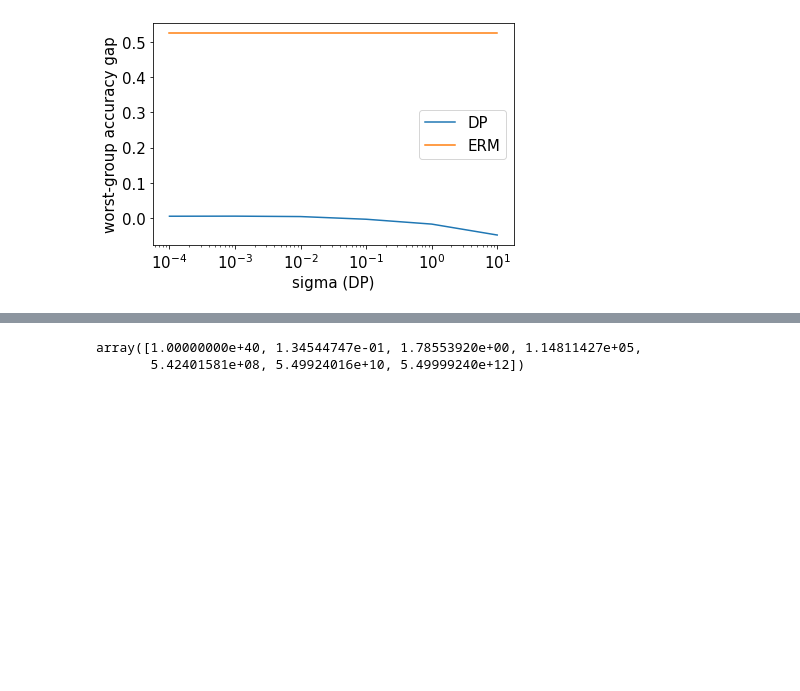
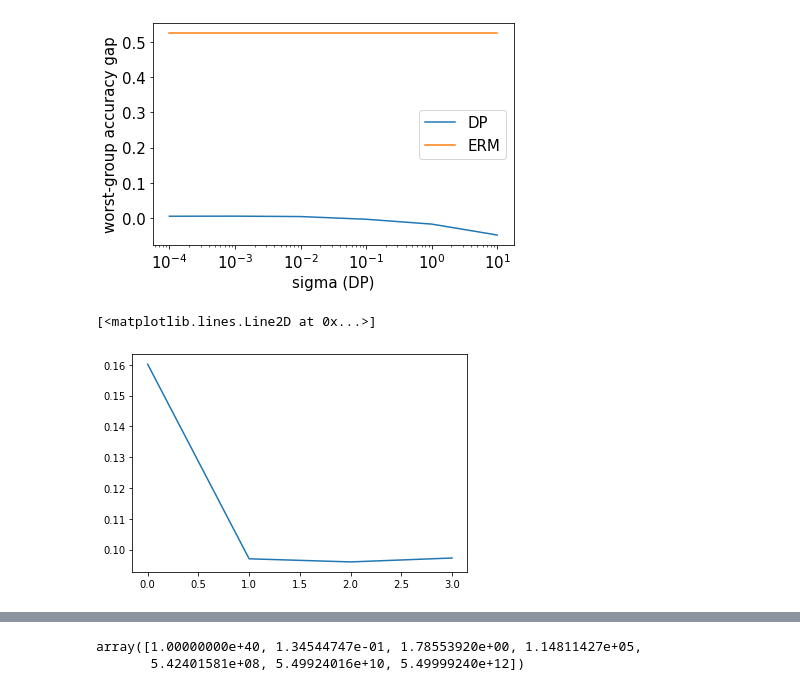
Before and after one commit to yangarbiter/wilds, a Jupyter notebook: notebooks/dpdg.ipynb, the cells around one changed output, grey strips where cells are left out. Cells and saved outputs as stored; diff of their text form; code cells hidden in the pictures; blank space fills up the shorter version.

```diff
--- a/notebooks/dpdg.ipynb
+++ b/notebooks/dpdg.ipynb
@@ -283,4 +275,12 @@ trn_acc_wg = df[["epoch", "acc_avg", "acc_wg"]].values[-1][2]
 df = pd.read_csv(f"../logs/{ds_name}/{log_path}/test_eval.csv")
 tst_acc_wg = df[["epoch", "acc_avg", "acc_wg"]].values[-1][2]
 erm_gap = (trn_acc_wg - tst_acc_wg)
+# %%
+ret = []
+for name in subgroup_names:
+    ret.append(np.abs(results[f"trn {name}"] - results[f"tst {name}"]))
+plt.plot(np.max(np.array(ret), axis=0))
+# %% [output]
+[<matplotlib.lines.Line2D at 0x...>]
+[figure, added]
 # %%
```
Also changed, not shown: parts of 14 cells of this notebook, 4 other files.
